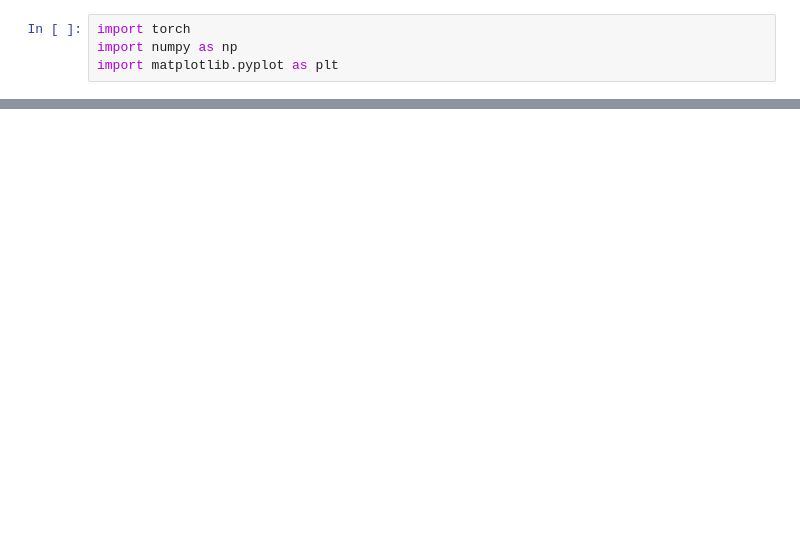
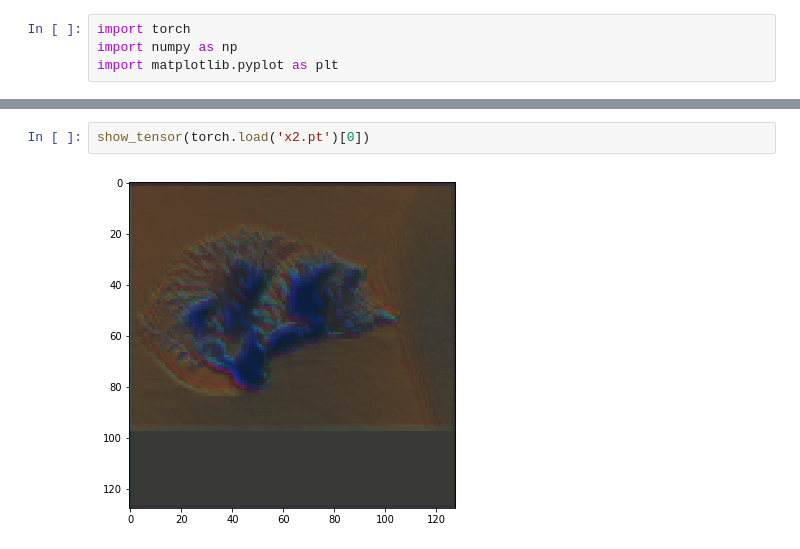
Before and after one commit to gnefihs/EfficientDet.Pytorch, a Jupyter notebook: visualize.ipynb, the cells around one changed output, grey strips where cells are left out. Saved outputs shown, nothing was run; the diff lists cells and outputs as text; blank space fills up the shorter version.

```diff
--- a/visualize.ipynb
+++ b/visualize.ipynb
@@ -16,0 +18,4 @@ show_tensor(torch.load('x1.pt')[0])
+# %%
+show_tensor(torch.load('x2.pt')[0])
+# %% [output]
+[figure, added]
```
Also changed, not shown: parts of 21 cells of this notebook, 12 other files.
